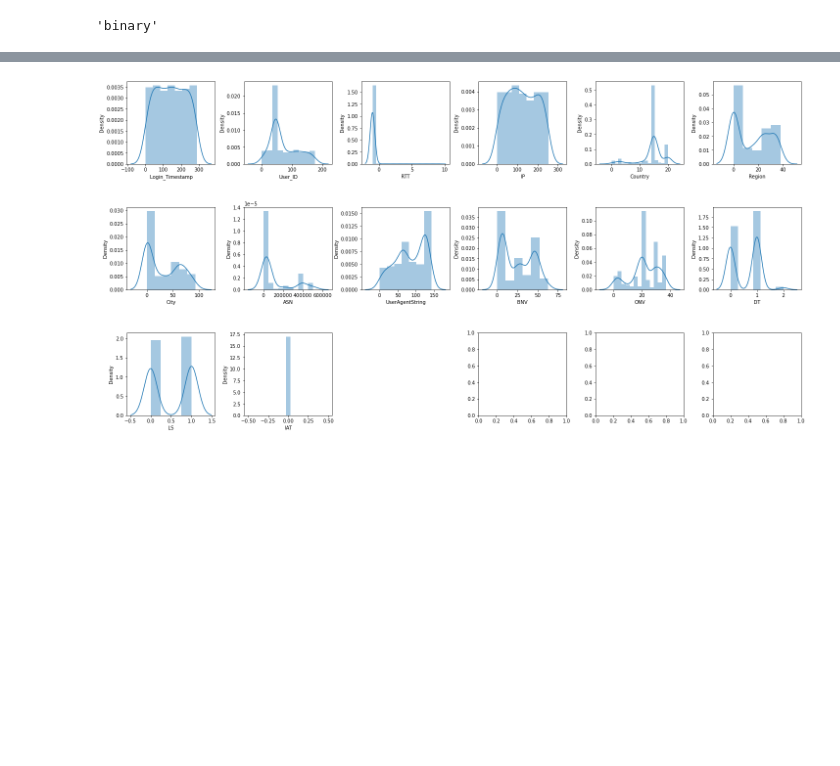
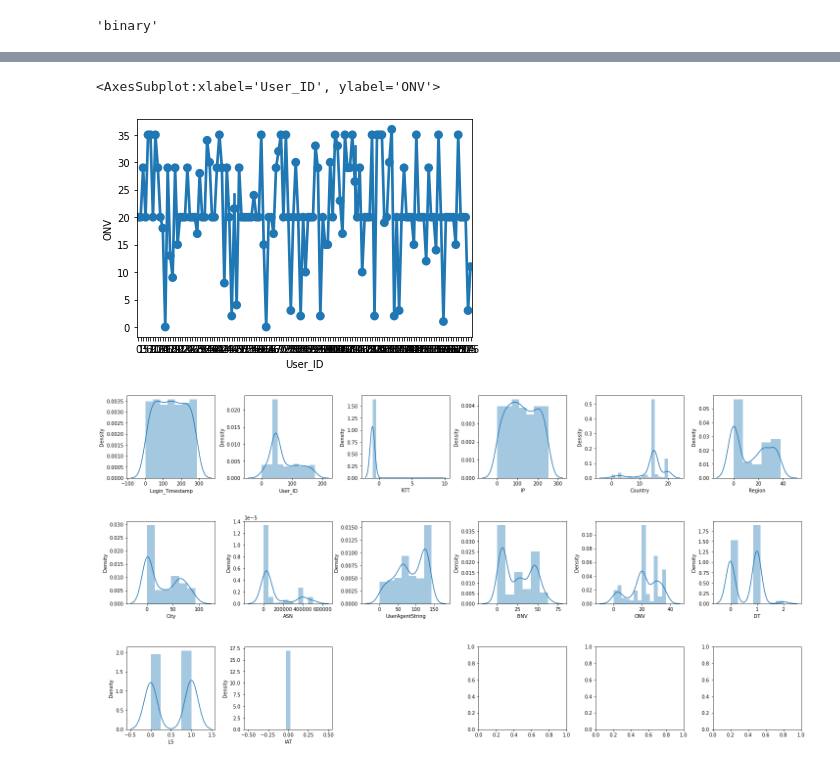
Before and after one commit to digitalhemanth/Data-Science, a Jupyter notebook: Scikit Learn/dataset_2/spark_hadoop_ml_2.ipynb, the cells around one changed output, grey strips where cells are left out. Drawn from its saved outputs; the diff is of its cells as text; code cells hidden in the pictures; blank space fills up the shorter version.

```diff
--- a/Scikit Learn/dataset_2/spark_hadoop_ml_2.ipynb
+++ b/Scikit Learn/dataset_2/spark_hadoop_ml_2.ipynb
@@ -416,3 +426,8 @@ X_train.head(2)
+# %%
+sns.pointplot(x='User_ID', y= 'ONV', data = X_train)
+# %% [output]
+<AxesSubplot:xlabel='User_ID', ylabel='ONV'>
+[figure, added]
 # %%
 # checking distributions of all features
 fig, axs = plt.subplots(ncols=6,nrows=3,figsize=(20,10))
```
Also changed, not shown: parts of 23 cells of this notebook.
